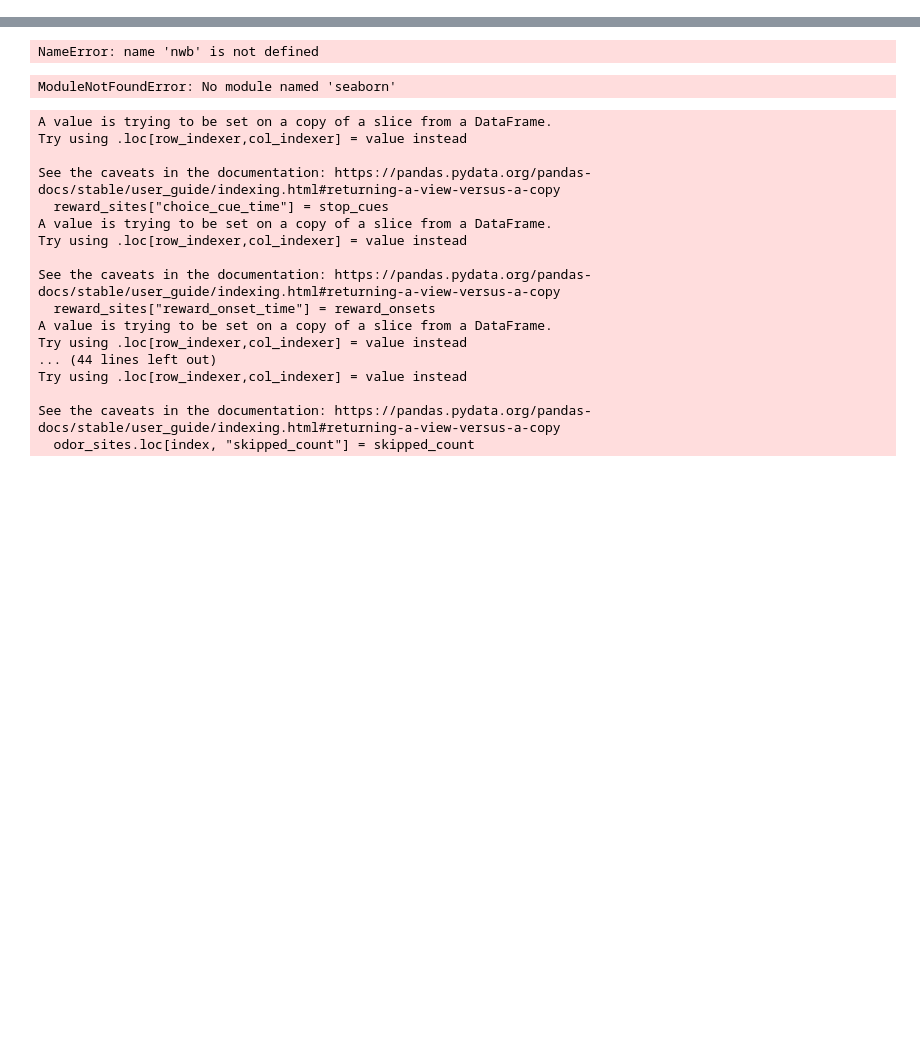
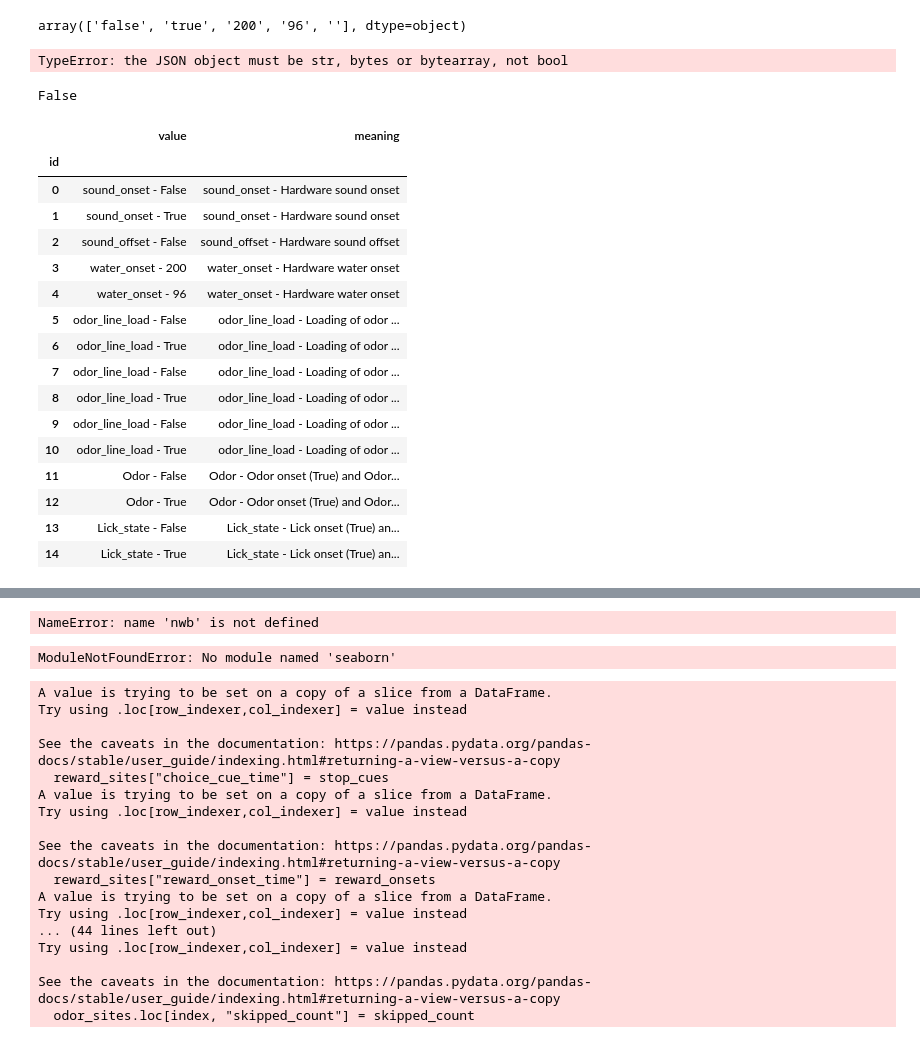
Before and after one commit to AllenNeuralDynamics/aind-vr-foraging-processing-nwb-packaging, a Jupyter notebook: code/evalute_nwb.ipynb, the cells around one changed output, grey strips where cells are left out. Drawn from its saved outputs; the diff is of its cells as text; code cells hidden in the pictures; blank space fills up the shorter version.

Commit message:
update processing of events table, timeseries. add register mapping.

```diff
--- a/code/evalute_nwb.ipynb
+++ b/code/evalute_nwb.ipynb
@@ -27,3 +31,41 @@ import pandas as pd
 import matplotlib.pyplot as plt
 from scipy.signal import firwin, filtfilt
 from matplotlib.backends.backend_pdf import PdfPages
+# %%
+with NWBZarrIO("/root/capsule/results/behavior_789923_2025-05-13_16-16-16_primary_nwb_processed", "r") as io:
+    nwb = io.read()
+# %%
+events = nwb.get_events__events_tables()
+# %%
+df = events.to_dataframe()
+df["processed_event_data"].unique()
+# %% [output]
+array(['false', 'true', '200', '96', ''], dtype=object)
+# %%
+df["processed_event_data"] = [json.loads(v) if v != "" else None for v in df["processed_event_data"]]
+# %% [output]
+TypeError: the JSON object must be str, bytes or bytearray, not bool
+# %%
+df["processed_event_data"][0]
+# %% [output]
+False
+# %%
+events.meanings_tables["meanings"][:]
+# %% [output]
+|  | value | meaning |
+| id |  |  |
+| 0 | sound_onset - False | sound_onset - Hardware sound onset |
+| 1 | sound_onset - True | sound_onset - Hardware sound onset |
+| 2 | sound_offset - False | sound_offset - Hardware sound offset |
+| 3 | water_onset - 200 | water_onset - Hardware water onset |
+| 4 | water_onset - 96 | water_onset - Hardware water onset |
+| 5 | odor_line_load - False | odor_line_load - Loading of odor ... |
+| 6 | odor_line_load - True | odor_line_load - Loading of odor ... |
+| 7 | odor_line_load - False | odor_line_load - Loading of odor ... |
+| 8 | odor_line_load - True | odor_line_load - Loading of odor ... |
+| 9 | odor_line_load - False | odor_line_load - Loading of odor ... |
+| 10 | odor_line_load - True | odor_line_load - Loading of odor ... |
+| 11 | Odor - False | Odor - Odor onset (True) and Odor... |
+| 12 | Odor - True | Odor - Odor onset (True) and Odor... |
+| 13 | Lick_state - False | Lick_state - Lick onset (True) an... |
+| 14 | Lick_state - True | Lick_state - Lick onset (True) an... |
```
Also changed, not shown: parts of 3 cells of this notebook, 2 other files.
